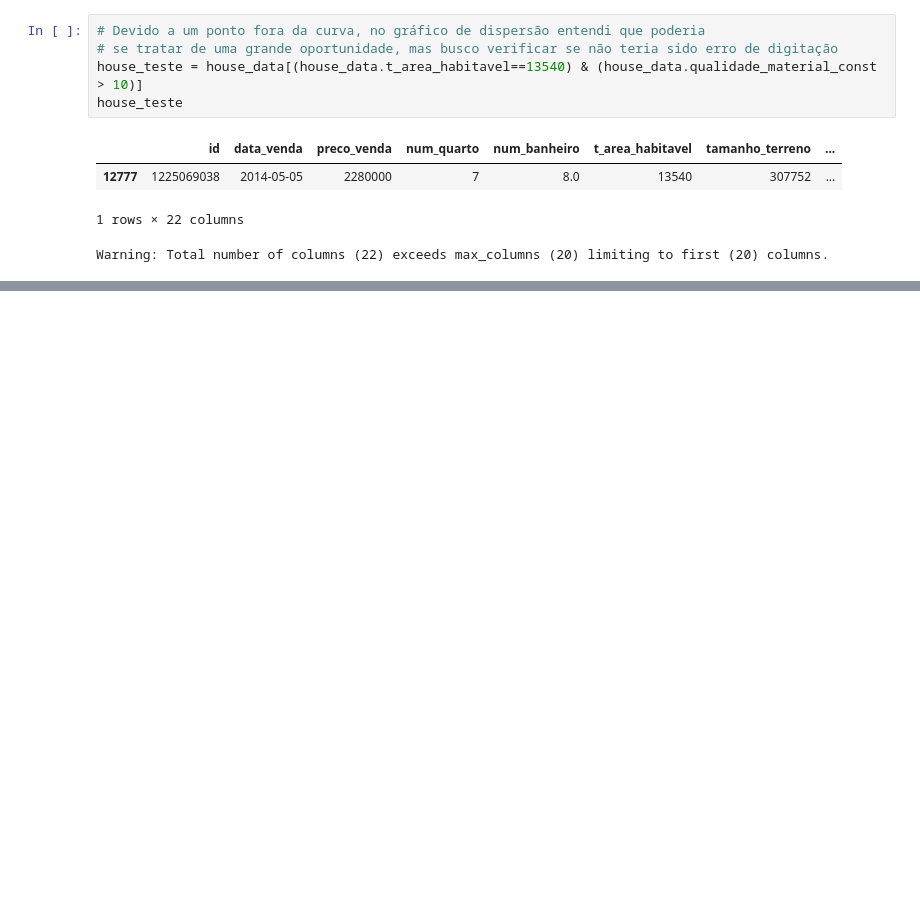
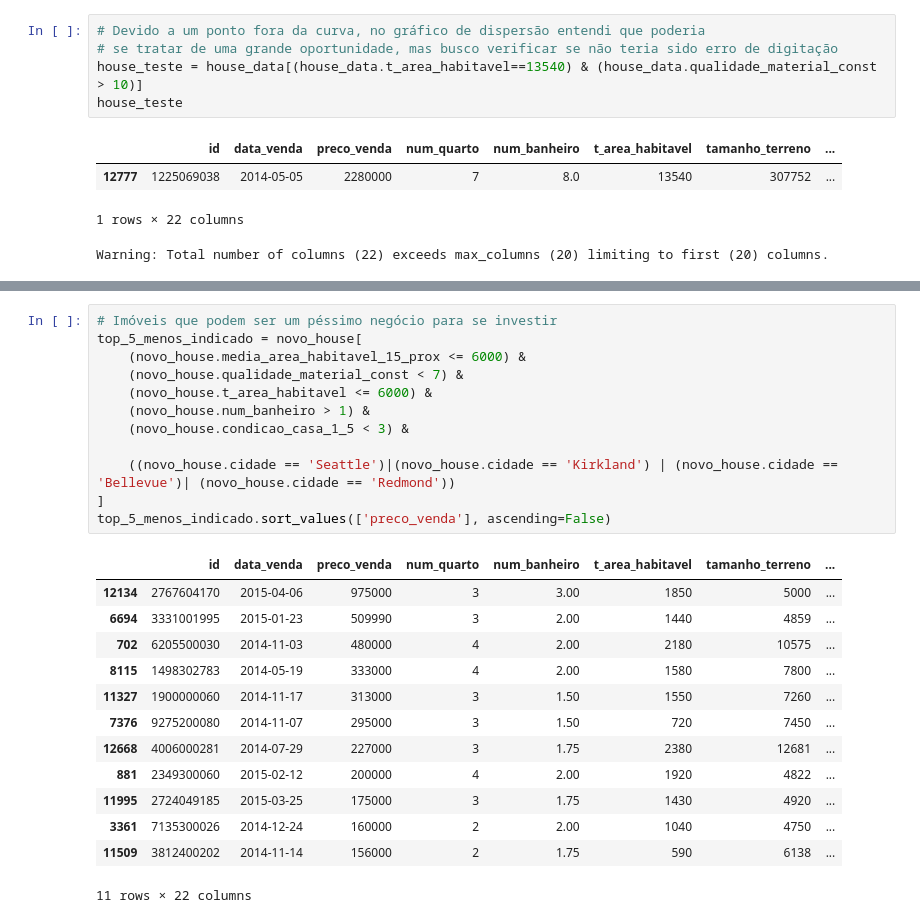
Before and after one commit to valdirdpg/curso-dnc, a Jupyter notebook: mini_projeto.ipynb, the cells around one changed output, grey strips where cells are left out. Cells and saved outputs as stored; diff of their text form; blank space fills up the shorter version.

```diff
--- a/mini_projeto.ipynb
+++ b/mini_projeto.ipynb
@@ -428,0 +446,26 @@ fig.show()
+# %%
+# Imóveis que podem ser um péssimo negócio para se investir
+top_5_menos_indicado = novo_house[
+    (novo_house.media_area_habitavel_15_prox <= 6000) &
+    (novo_house.qualidade_material_const < 7) &
+    (novo_house.t_area_habitavel <= 6000) &
+    (novo_house.num_banheiro > 1) &
+    (novo_house.condicao_casa_1_5 < 3) &
+
+    ((novo_house.cidade == 'Seattle')|(novo_house.cidade == 'Kirkland') | (novo_house.cidade == 'Bellevue')| (novo_house.cidade == 'Redmond'))
+]
+top_5_menos_indicado.sort_values(['preco_venda'], ascending=False)
+# %% [output]
+|  | id | data_venda | preco_venda | num_quarto | num_banheiro | t_area_habitavel | tamanho_terreno | ... |
+| 12134 | 2767604170 | 2015-04-06 | 975000 | 3 | 3.00 | 1850 | 5000 | ... |
+| 6694 | 3331001995 | 2015-01-23 | 509990 | 3 | 2.00 | 1440 | 4859 | ... |
+| 702 | 6205500030 | 2014-11-03 | 480000 | 4 | 2.00 | 2180 | 10575 | ... |
+| 8115 | 1498302783 | 2014-05-19 | 333000 | 4 | 2.00 | 1580 | 7800 | ... |
+| 11327 | 1900000060 | 2014-11-17 | 313000 | 3 | 1.50 | 1550 | 7260 | ... |
+| 7376 | 9275200080 | 2014-11-07 | 295000 | 3 | 1.50 | 720 | 7450 | ... |
+| 12668 | 4006000281 | 2014-07-29 | 227000 | 3 | 1.75 | 2380 | 12681 | ... |
+| 881 | 2349300060 | 2015-02-12 | 200000 | 4 | 2.00 | 1920 | 4822 | ... |
+| 11995 | 2724049185 | 2015-03-25 | 175000 | 3 | 1.75 | 1430 | 4920 | ... |
+| 3361 | 7135300026 | 2014-12-24 | 160000 | 2 | 2.00 | 1040 | 4750 | ... |
+| 11509 | 3812400202 | 2014-11-14 | 156000 | 2 | 1.75 | 590 | 6138 | ... |
+11 rows × 22 columns
```
Also changed, not shown: parts of 16 cells of this notebook.
